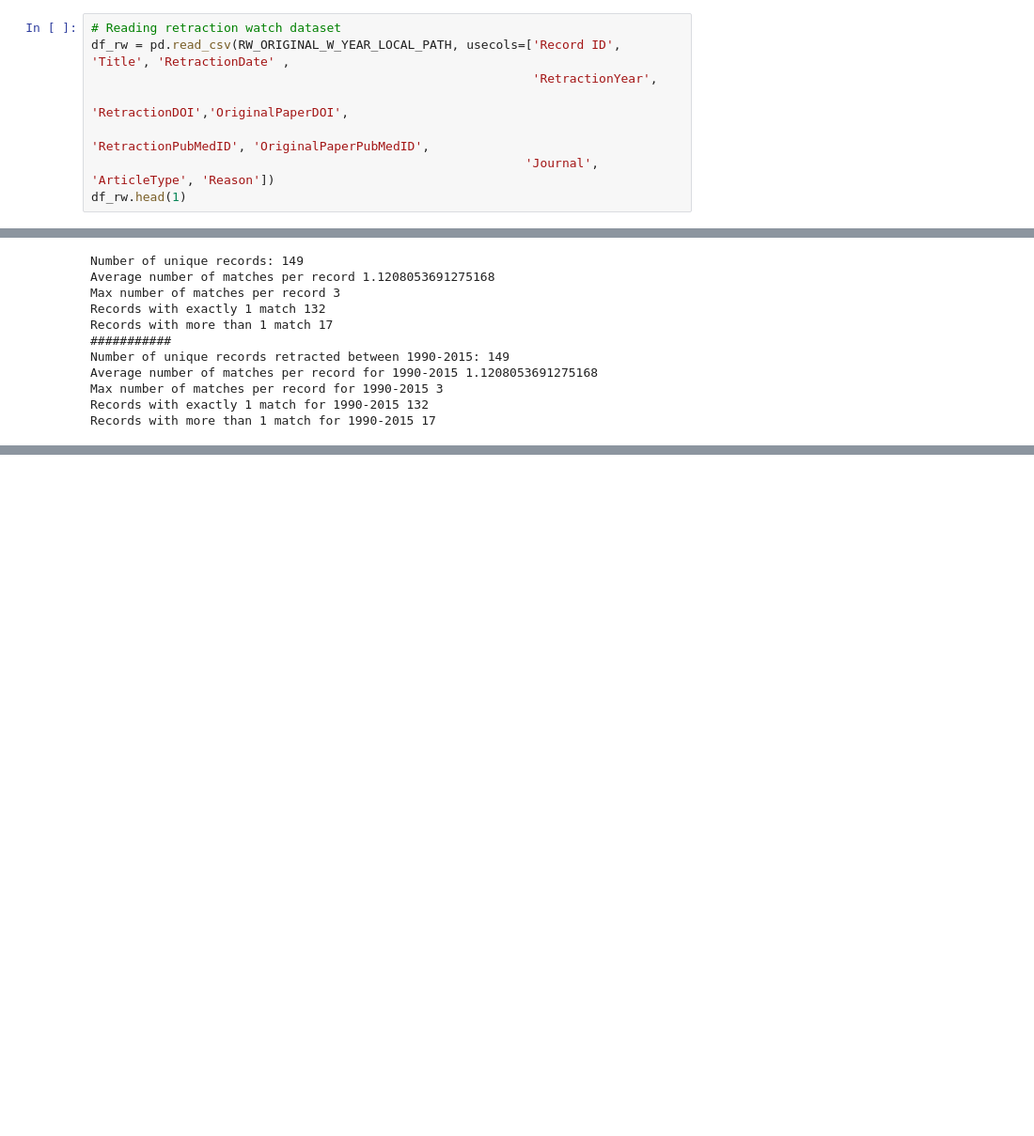
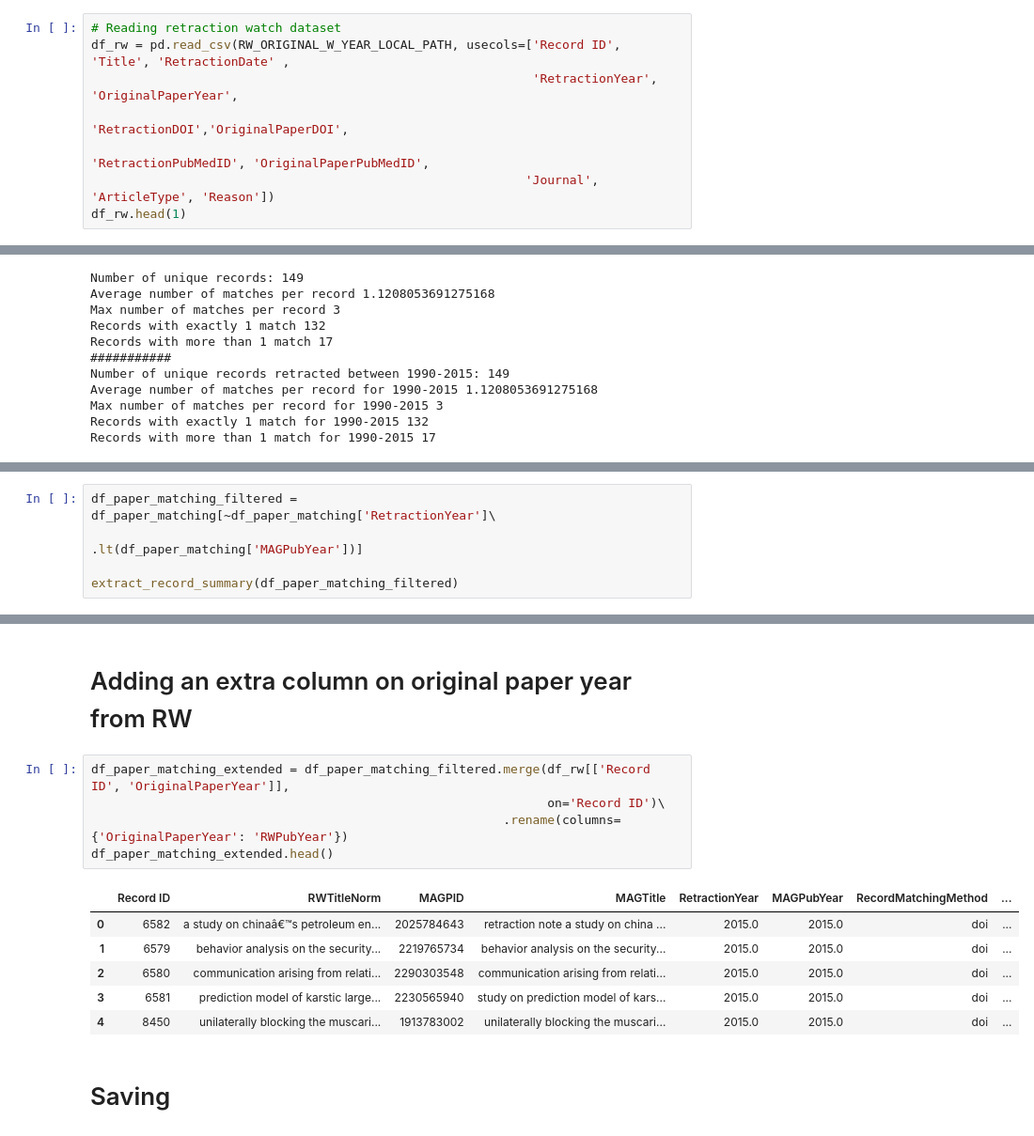
Before and after one commit to samemon/retraction_effects_on_academic_careers, a Jupyter notebook: code/preprocessing/0e.process_paper_matching.ipynb, the cells around one changed output, grey strips where cells are left out. Shown at 94% size. Drawn from its saved outputs; the diff is of its cells as text; blank space fills up the shorter version.

Commit message:
Added first part of merging RW MAG records

```diff
--- a/code/preprocessing/0e.process_paper_matching.ipynb
+++ b/code/preprocessing/0e.process_paper_matching.ipynb
@@ -41,7 +43,7 @@ flist = os.listdir(FUZZYMATCH_LOCAL_PATH)
 # %%
 # Reading retraction watch dataset
 df_rw = pd.read_csv(RW_ORIGINAL_W_YEAR_LOCAL_PATH, usecols=['Record ID', 'Title', 'RetractionDate' ,
-                                                            'RetractionYear',
+                                                            'RetractionYear', 'OriginalPaperYear',
                                                            'RetractionDOI','OriginalPaperDOI',
                                                             'RetractionPubMedID', 'OriginalPaperPubMedID',
                                                            'Journal', 'ArticleType', 'Reason'])
@@ -500,0 +614,5 @@ The columns we are interested in are:
+# %%
+df_paper_matching_filtered = df_paper_matching[~df_paper_matching['RetractionYear']\
+                                                   .lt(df_paper_matching['MAGPubYear'])]
+
+extract_record_summary(df_paper_matching_filtered)
@@ -500,0 +637,16 @@ The columns we are interested in are:
+# %% [markdown]
+# Adding an extra column on original paper year from RW
+# %%
+df_paper_matching_extended = df_paper_matching_filtered.merge(df_rw[['Record ID', 'OriginalPaperYear']],
+                                                              on='Record ID')\
+                                                        .rename(columns={'OriginalPaperYear': 'RWPubYear'})
+df_paper_matching_extended.head()
+# %% [output]
+|  | Record ID | RWTitleNorm | MAGPID | MAGTitle | RetractionYear | MAGPubYear | RecordMatchingMethod | ... |
+| 0 | 6582 | a study on chinaâ€™s petroleum en... | 2025784643 | retraction note a study on china ... | 2015.0 | 2015.0 | doi | ... |
+| 1 | 6579 | behavior analysis on the security... | 2219765734 | behavior analysis on the security... | 2015.0 | 2015.0 | doi | ... |
+| 2 | 6580 | communication arising from relati... | 2290303548 | communication arising from relati... | 2015.0 | 2015.0 | doi | ... |
+| 3 | 6581 | prediction model of karstic large... | 2230565940 | study on prediction model of kars... | 2015.0 | 2015.0 | doi | ... |
+| 4 | 8450 | unilaterally blocking the muscari... | 1913783002 | unilaterally blocking the muscari... | 2015.0 | 2015.0 | doi | ... |
+# %% [markdown]
+# Saving
```
Also changed, not shown: parts of 17 cells of this notebook.
